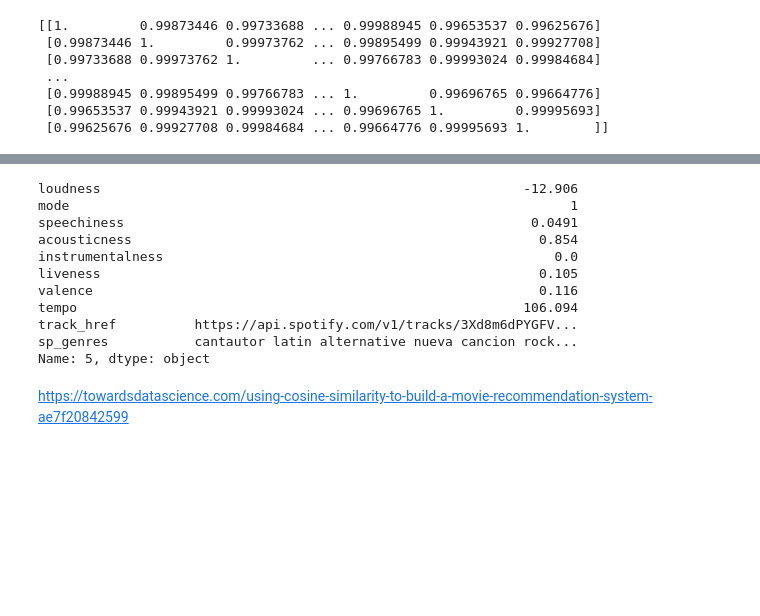
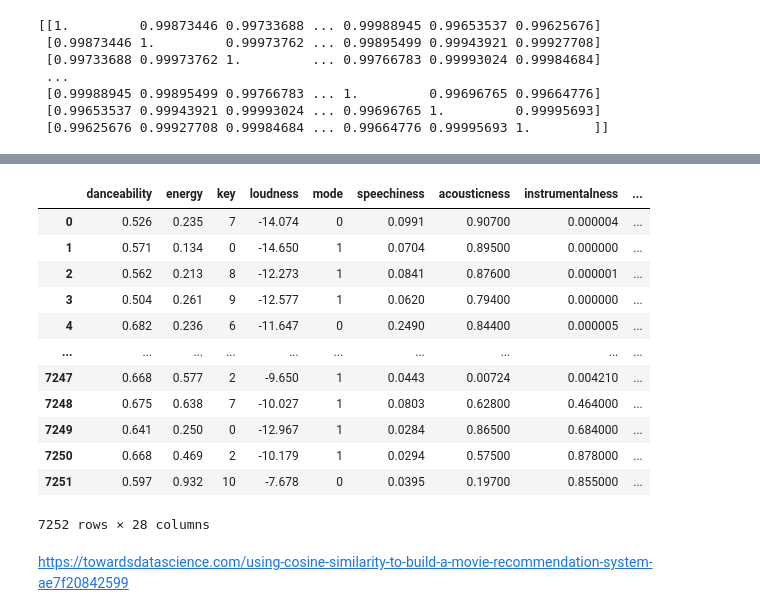
Before and after one commit to stoic-devv/spotify-data-science, a Jupyter notebook: code/model.ipynb, the cells around one changed output, grey strips where cells are left out. Drawn from its saved outputs; the diff is of its cells as text; code cells hidden in the pictures; blank space fills up the shorter version.

```diff
--- a/code/model.ipynb
+++ b/code/model.ipynb
@@ -343,16 +388,18 @@ array([2644, 2137, 3620, 5001, 2284, 6428,  756, 1552, 3659, 5796, 6466,
-# %%
-X.iloc[2654]
-# %% [output]
-loudness                                                      -12.906
-mode                                                                1
-speechiness                                                    0.0491
-acousticness                                                    0.854
-instrumentalness                                                  0.0
-liveness                                                        0.105
-valence                                                         0.116
-tempo                                                         106.094
-track_href          https://api.spotify.com/v1/tracks/3Xd8m6dPYGFV...
-sp_genres           cantautor latin alternative nueva cancion rock...
-Name: 5, dtype: object
+# %%
+df2
+# %% [output]
+|  | danceability | energy | key | loudness | mode | speechiness | acousticness | instrumentalness | ... |
+| 0 | 0.526 | 0.235 | 7 | -14.074 | 0 | 0.0991 | 0.90700 | 0.000004 | ... |
+| 1 | 0.571 | 0.134 | 0 | -14.650 | 1 | 0.0704 | 0.89500 | 0.000000 | ... |
+| 2 | 0.562 | 0.213 | 8 | -12.273 | 1 | 0.0841 | 0.87600 | 0.000001 | ... |
+| 3 | 0.504 | 0.261 | 9 | -12.577 | 1 | 0.0620 | 0.79400 | 0.000000 | ... |
+| 4 | 0.682 | 0.236 | 6 | -11.647 | 0 | 0.2490 | 0.84400 | 0.000005 | ... |
+| ... | ... | ... | ... | ... | ... | ... | ... | ... | ... |
+| 7247 | 0.668 | 0.577 | 2 | -9.650 | 1 | 0.0443 | 0.00724 | 0.004210 | ... |
+| 7248 | 0.675 | 0.638 | 7 | -10.027 | 1 | 0.0803 | 0.62800 | 0.464000 | ... |
+| 7249 | 0.641 | 0.250 | 0 | -12.967 | 1 | 0.0284 | 0.86500 | 0.684000 | ... |
+| 7250 | 0.668 | 0.469 | 2 | -10.179 | 1 | 0.0294 | 0.57500 | 0.878000 | ... |
+| 7251 | 0.597 | 0.932 | 10 | -7.678 | 0 | 0.0395 | 0.19700 | 0.855000 | ... |
+7252 rows × 28 columns
 # %% [markdown]
 https://towardsdatascience.com/using-cosine-similarity-to-build-a-movie-recommendation-system-ae7f20842599
```
Also changed, not shown: parts of 9 cells of this notebook.
